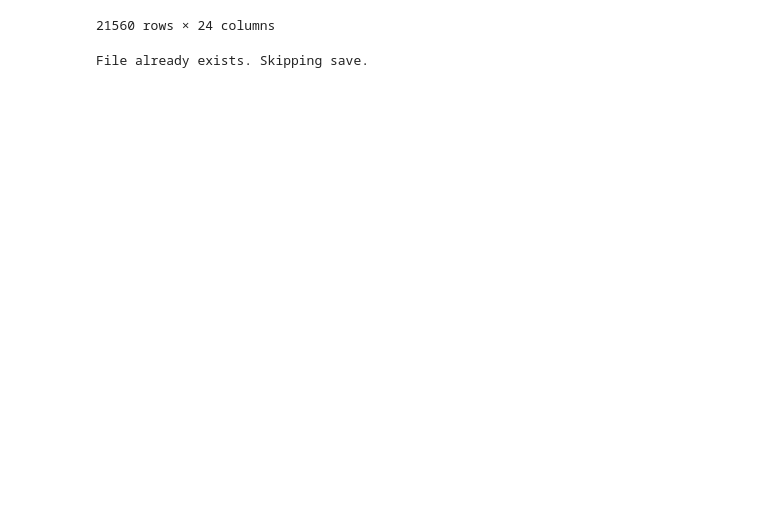
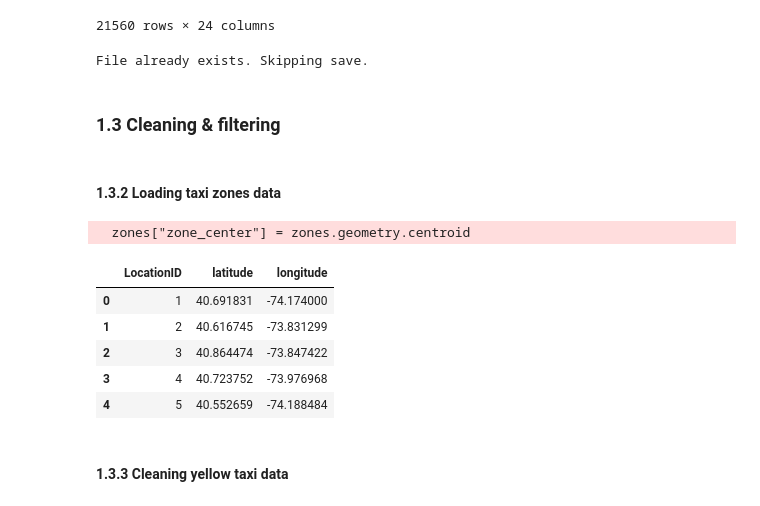
Before and after one commit to Zijie-Jessie/Final_project, a Jupyter notebook: Final_Project_Group_18.ipynb, the cells around one changed output. Cells and saved outputs as stored; diff of their text form; code cells hidden in the pictures; blank space fills up the shorter version.

```diff
--- a/Final_Project_Group_18.ipynb
+++ b/Final_Project_Group_18.ipynb
@@ -268,3 +268,5 @@ else:
     print("File already exists. Skipping save.")
 # %% [output]
 File already exists. Skipping save.
+# %% [markdown]
+### 1.3 Cleaning & filtering
@@ -270,0 +283,45 @@ File already exists. Skipping save.
+# %% [markdown]
+#### 1.3.2 Loading taxi zones data
+# %%
+url = "https://d37ci6vzurychx.cloudfront.net/misc/taxi_zones.zip"
+local_zip = "taxi_zones.zip"
+
+# Download the ZIP file
+response = requests.get(url, stream=True)
+with open(local_zip, "wb") as f:
+    f.write(response.content)
+
+# Extract the ZIP file
+with zipfile.ZipFile(local_zip, 'r') as zip_ref:
+    zip_ref.extractall("taxi_zones")
+
+# Path to the extracted shapefile
+shapefile_path = "taxi_zones/taxi_zones.shp"
+
+zones = gpd.read_file("taxi_zones/taxi_zones.shp")
+
+
+# Reproject to WGS84 (latitude/longitude coordinate system)
+if zones.crs is not None and zones.crs.to_string() != "EPSG:4326":
+    zones = zones.to_crs(epsg=4326)
+
+# Calculate the center of each zone
+zones["zone_center"] = zones.geometry.centroid
+zones["latitude"] = zones["zone_center"].y
+zones["longitude"] = zones["zone_center"].x
+
+# Extract only necessary columns
+zone_centers = zones[["LocationID", "latitude", "longitude"]]
+
+# Check the results
+zone_centers.head()
+# %% [output]
+  zones["zone_center"] = zones.geometry.centroid
+|  | LocationID | latitude | longitude |
+| 0 | 1 | 40.691831 | -74.174000 |
+| 1 | 2 | 40.616745 | -73.831299 |
+| 2 | 3 | 40.864474 | -73.847422 |
+| 3 | 4 | 40.723752 | -73.976968 |
+| 4 | 5 | 40.552659 | -74.188484 |
+# %% [markdown]
+#### 1.3.3 Cleaning yellow taxi data
```
Also changed, not shown: parts of 9 cells of this notebook, 7 other files.
